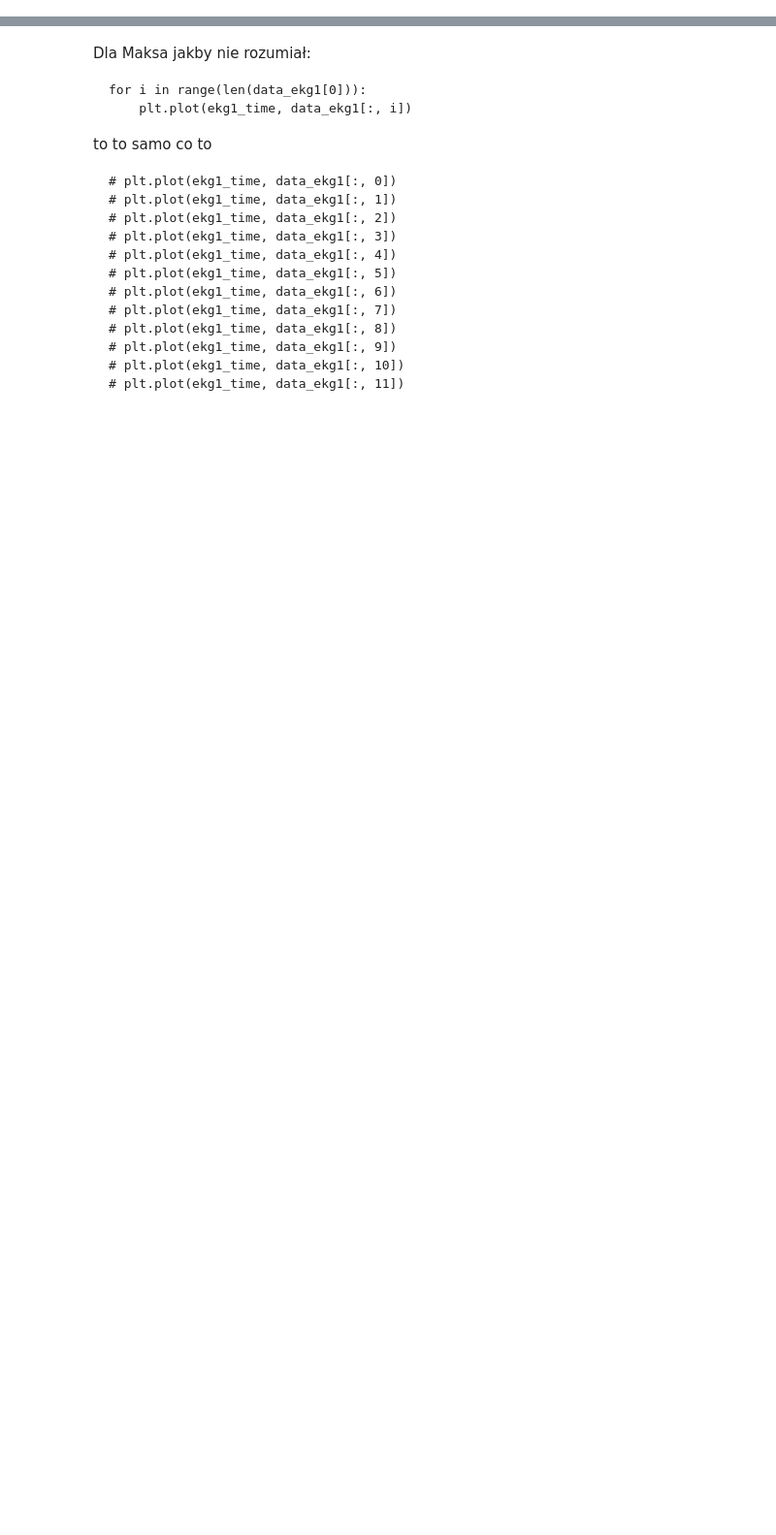
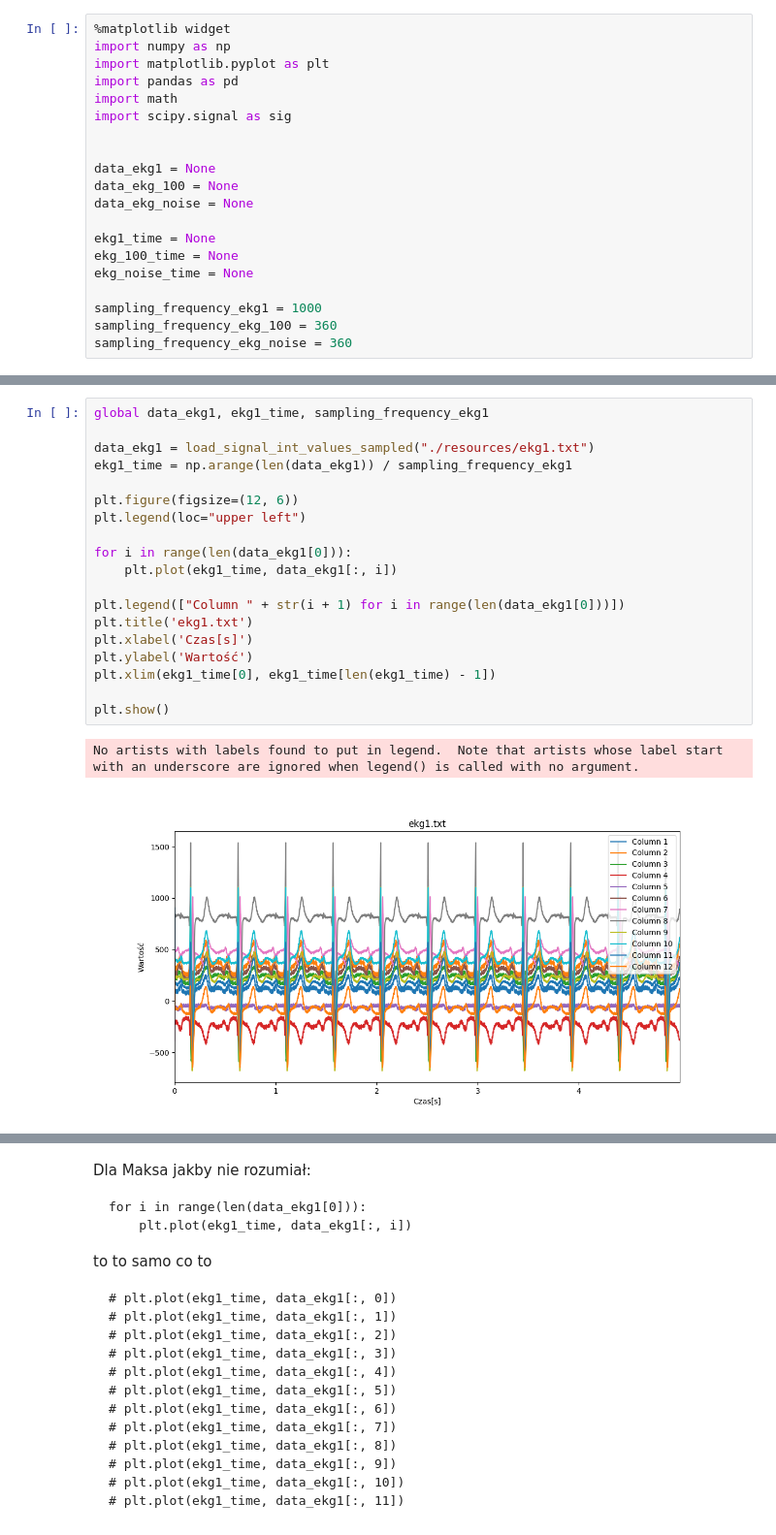
Before and after one commit to LUKIS123/CPSiO-PWR, a Jupyter notebook: Lab1/Lab1.ipynb, the cells around one changed output, grey strips where cells are left out. Shown at 97% size. Drawn from its saved outputs; the diff is of its cells as text; blank space fills up the shorter version.

```diff
--- a/Lab1/Lab1.ipynb
+++ b/Lab1/Lab1.ipynb
@@ -4,0 +1,20 @@ test
+# %%
+%matplotlib widget
+import numpy as np
+import matplotlib.pyplot as plt
+import pandas as pd
+import math
+import scipy.signal as sig
+
+
+data_ekg1 = None
+data_ekg_100 = None
+data_ekg_noise = None
+
+ekg1_time = None
+ekg_100_time = None
+ekg_noise_time = None
+
+sampling_frequency_ekg1 = 1000
+sampling_frequency_ekg_100 = 360
+sampling_frequency_ekg_noise = 360
@@ -4,0 +62,22 @@ test
+# %%
+global data_ekg1, ekg1_time, sampling_frequency_ekg1
+
+data_ekg1 = load_signal_int_values_sampled("./resources/ekg1.txt")
+ekg1_time = np.arange(len(data_ekg1)) / sampling_frequency_ekg1
+
+plt.figure(figsize=(12, 6))
+plt.legend(loc="upper left")
+
+for i in range(len(data_ekg1[0])):
+    plt.plot(ekg1_time, data_ekg1[:, i])
+
+plt.legend(["Column " + str(i + 1) for i in range(len(data_ekg1[0]))])
+plt.title('ekg1.txt')
+plt.xlabel('Czas[s]')
+plt.ylabel('Wartość')
+plt.xlim(ekg1_time[0], ekg1_time[len(ekg1_time) - 1])
+
+plt.show()
+# %% [output]
+No artists with labels found to put in legend.  Note that artists whose label start with an underscore are ignored when legend() is called with no argument.
+[figure, added]
```
Also changed, not shown: parts of 25 cells of this notebook, 1 other file.
